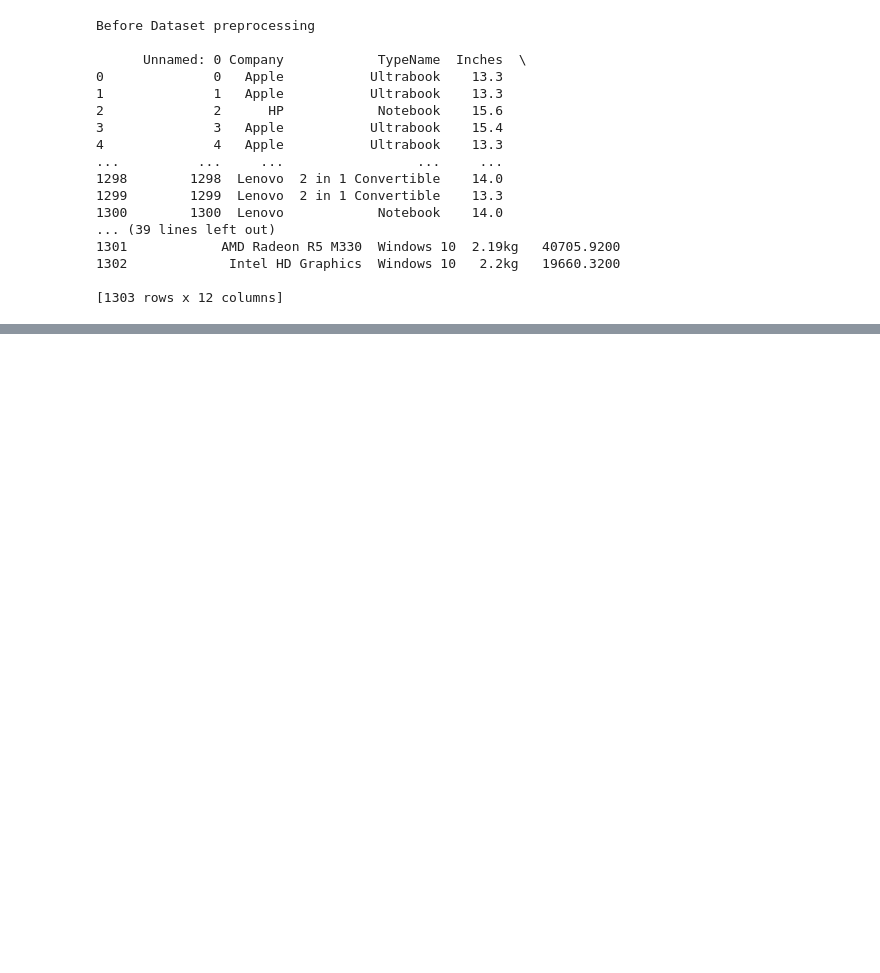
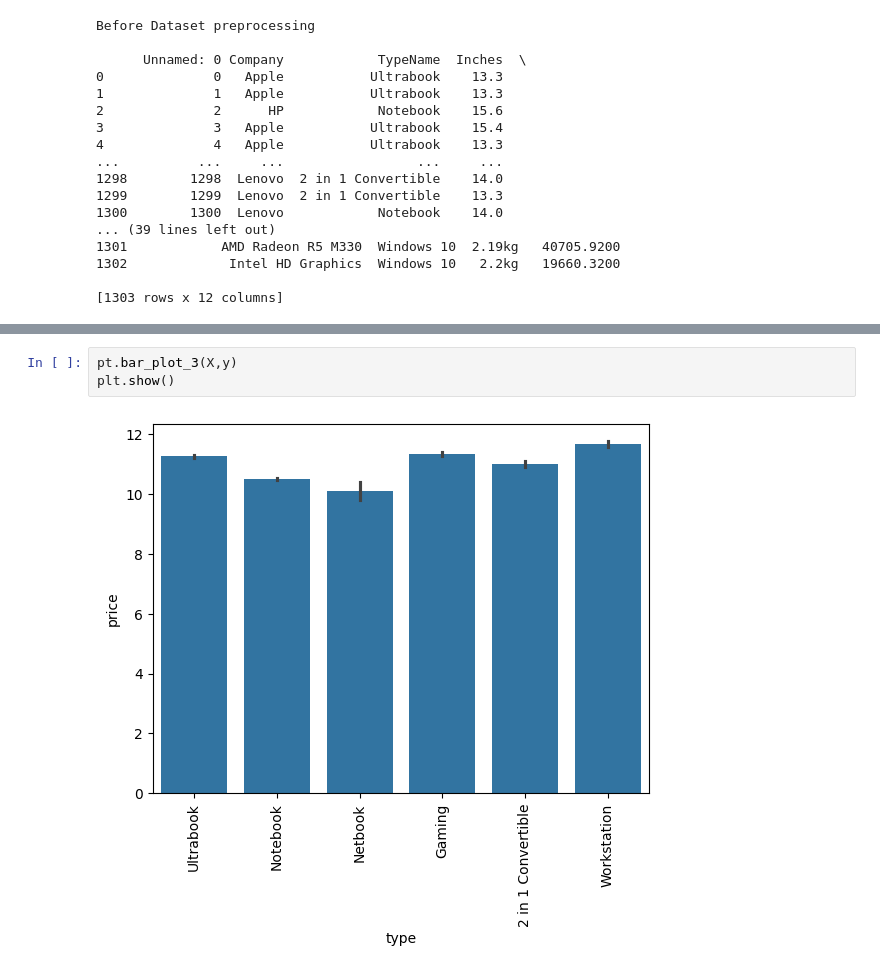
Before and after one commit to ruhul-cse-duet/Laptop-Price-prediction, a Jupyter notebook: prediction.ipynb, the cells around one changed output, grey strips where cells are left out. Drawn from its saved outputs; the diff is of its cells as text; blank space fills up the shorter version.

```diff
--- a/prediction.ipynb
+++ b/prediction.ipynb
@@ -52,0 +85,5 @@ After Dataset preprocessing
+# %%
+pt.bar_plot_3(X,y)
+plt.show()
+# %% [output]
+[figure, added]
```
Also changed, not shown: parts of 10 cells of this notebook, 2 other files.
